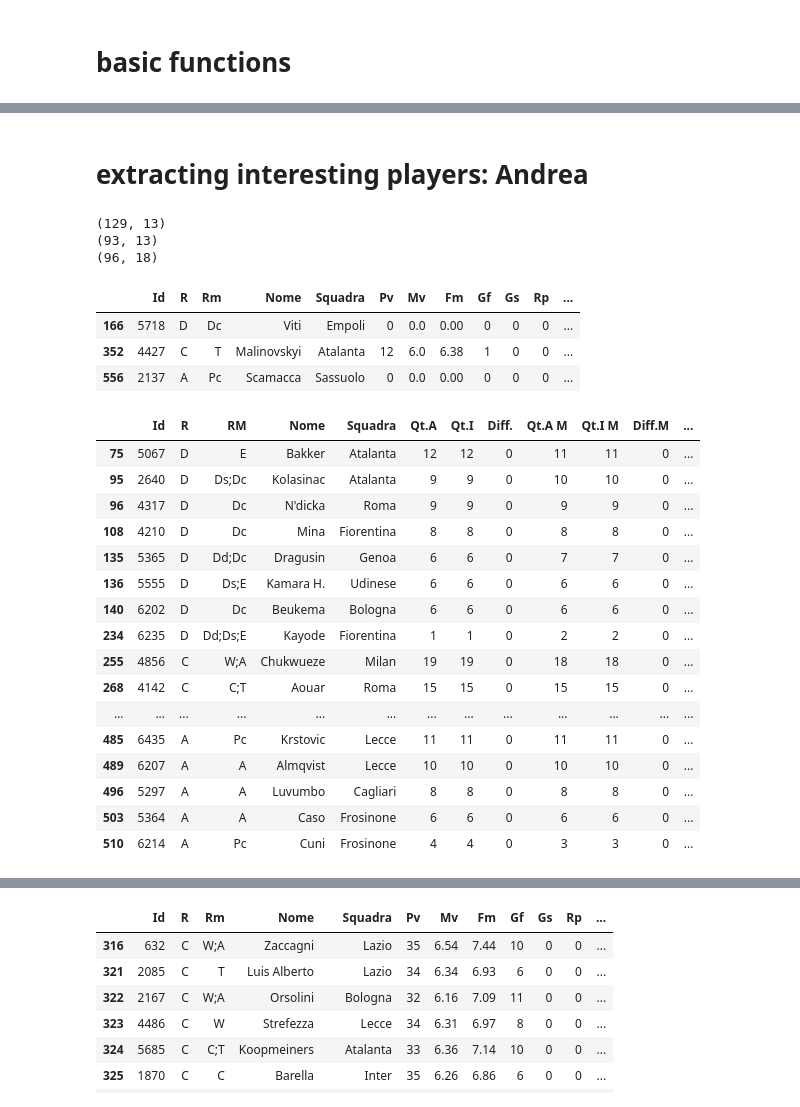
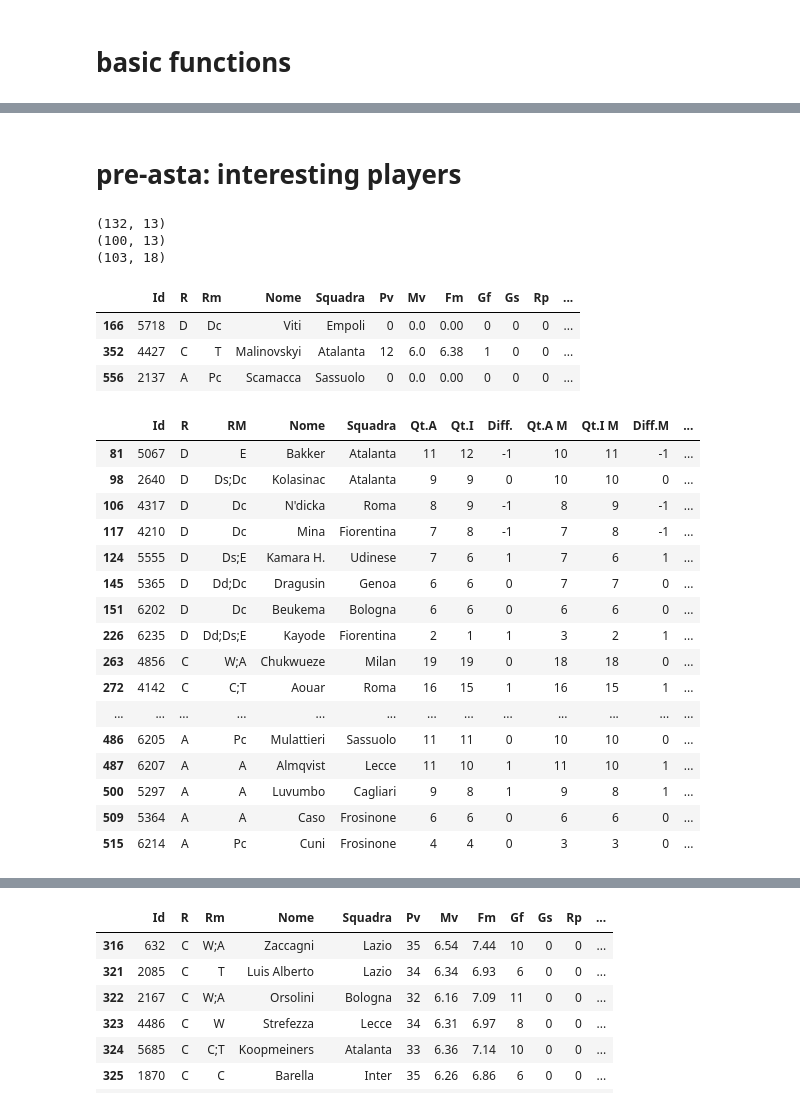
Before and after one commit to AndreaIncatasciato/fantacalcio, a Jupyter notebook: fantacalcio_analysis.ipynb, the cells around one changed output, grey strips where cells are left out. Saved outputs shown, nothing was run; the diff lists cells and outputs as text; code cells hidden in the pictures.

```diff
--- a/fantacalcio_analysis.ipynb
+++ b/fantacalcio_analysis.ipynb
@@ -132,5 +136,5 @@ difensori_centrali
 # %% [markdown]
-# extracting interesting players: Andrea
+# pre-asta: interesting players
 # %%
 atalanta_players = ["Lookman", "Scamacca", "Zapata D.", "Scalvini",
                     "Toure' E.", "Zappacosta", "Kolasinac", "Bakker",
@@ -140,18 +144,18 @@ bologna_players = ["Zirkzee", "Beukema", "Ferguson", "Moro N.", "Orsolini", "Dom
 
 cagliari_players = ["Lapadula", "Jankto", "Sulemana I.", "Makoumbou", "Luvumbo", "Nandez"]
 
-empoli_players = ["Baldanzi", "Gyasi", "Caputo", "Henderson", "Cancellieri"]
+empoli_players = ["Baldanzi", "Gyasi", "Caputo", "Henderson", "Cancellieri", "Shpendi"]
 
 fiorentina_players = ["Amrabat", "Gonzalez N.", "Arthur Melo", "Milenkovic",
-                      "Bonaventura", "Dodo'", "Mina", "Parisi", "Kayode"]
+                      "Bonaventura", "Dodo'", "Mina", "Parisi", "Kayode", "Beltran"]
 
 frosinone_players = ["Cuni", "Caso"]
 
 genoa_players = ["Malinovskyi", "Dragusin", "Retegui", "Strootman", "Gudmundsson A.", "Messias", "Aramu"]
 
-inter_players = ["Martinez L.", "Barella", "Dimarco", "Bastoni", "Frattesi"]
+inter_players = ["Martinez L.", "Barella", "Dimarco", "Bastoni", "Frattesi", "Carlos Augusto"]
 
-juventus_players = ["Danilo", "Weah", "Fagioli", "Miretti", "Kostic", "Locatelli"]
+juventus_players = ["Danilo", "Weah", "Fagioli", "Miretti", "Kostic", "Locatelli", "Chiesa"]
 
 lazio_players = ["Rovella", "Casale", "Provedel", "Lazzari", "Zaccagni", "Luis Alberto", "Kamada", "Immobile"]
 
@@ -160,7 +164,7 @@ lecce_players = ["Rafia", "Maleh", "Baschirotto", "Almqvist", "Strefezza", "Krst
 milan_players = ["Chukwueze", "Maignan", "Hernandez T.", "Thiaw", "Kalulu",
                  "Reijnders", "Romero L.", "Krunic", "Rafael Leao", "Bennacer", "Loftus-Cheek"]
 
-monza_players = ["Ciurria", "Di Gregorio", "Colpani", "Pessina", "Mari'", "D'ambrosio"]
+monza_players = ["Ciurria", "Di Gregorio", "Colpani", "Pessina", "Mari'", "D'ambrosio", "Colombo"]
 
 napoli_players = ["Rrahmani", "Cajuste", "Zambo Anguissa", "Simeone",
                   "Raspadori", "Di Lorenzo", "Meret", "Mario Rui"]
@@ -169,31 +173,31 @@ roma_players = ["Pellegrini Lo.", "Renato Sanches", "Zalewski", "Bove", "Smallin
 
 salernitana_players = ["Mazzocchi", "Candreva", "Ochoa", "Coulibaly L.", "Kastanos"]
 
-sassuolo_players = ["Berardi", "Lauriente'", "Lopez M.", "Matheus Henrique", "Viti", "Mulattieri"]
+sassuolo_players = ["Berardi", "Lauriente'", "Lopez M.", "Matheus Henrique", "Viti", "Mulattieri", "Erlic", "Bajrami"]
 
 torino_players = ["Milinkovic-Savic V.", "Vlasic", "Sanabria", "Bellanova",
                   "Schuurs", "Ilic", "Vojvoda", "Ricci S."]
 
-udinese_players = ["Deulofeu", "Beto", "Kamara H."]
+udinese_players = ["Deulofeu", "Beto", "Kamara H.", "Lovric"]
 
-verona_players = ["Ngonge", "Folorunsho", "Djuric", "Bonazzoli", "Faraoni"]
+verona_players = ["Ngonge", "Folorunsho", "Djuric", "Bonazzoli", "Faraoni", "Montipo'"]
 
-interesting_players_andrea = atalanta_players + bologna_players + cagliari_players + empoli_players + fiorentina_players + \
+interesting_players_preasta = atalanta_players + bologna_players + cagliari_players + empoli_players + fiorentina_players + \
     frosinone_players + genoa_players + inter_players + juventus_players + lazio_players + \
         lecce_players + milan_players + monza_players + napoli_players + roma_players + \
             salernitana_players + sassuolo_players + torino_players + udinese_players + verona_players
 # %%
-andrea_players_2324_df = players_2324_df[np.isin(players_2324_df["Nome"], interesting_players_andrea)]
-andrea_players_2223_df = players_2223_df[np.isin(players_2223_df["Nome"], interesting_players_andrea)]
-andrea_stats_2223_df = stats_2223_df[np.isin(stats_2223_df["Nome"], interesting_players_andrea)]
+preasta_players_2324_df = players_2324_df[np.isin(players_2324_df["Nome"], interesting_players_preasta)]
+preasta_players_2223_df = players_2223_df[np.isin(players_2223_df["Nome"], interesting_players_preasta)]
+preasta_stats_2223_df = stats_2223_df[np.isin(stats_2223_df["Nome"], interesting_players_preasta)]
 # %%
-print(andrea_players_2324_df.shape)
-print(andrea_players_2223_df.shape)
-print(andrea_stats_2223_df.shape)
+print(preasta_players_2324_df.shape)
+print(preasta_players_2223_df.shape)
+print(preasta_stats_2223_df.shape)
 # %% [output]
-(129, 13)
-(93, 13)
-(96, 18)
+(132, 13)
+(100, 13)
+(103, 18)
 # %%
 # three players did not finish the season in Serie A last year
 # Viti -> Nice
@@ -207,23 +211,23 @@ andrea_stats_2223_df[np.invert(np.isin(andrea_stats_2223_df["Nome"], andrea_play
 | 556 | 2137 | A | Pc | Scamacca | Sassuolo | 0 | 0.0 | 0.00 | 0 | 0 | 0 | ... |
 # %%
 # players in Serie A who did not play last year in Serie A
-andrea_players_2324_df[np.invert(np.isin(andrea_players_2324_df["Nome"], andrea_stats_2223_df["Nome"]))]
+preasta_players_2324_df[np.invert(np.isin(preasta_players_2324_df["Nome"], preasta_stats_2223_df["Nome"]))]
 # %% [output]
 |  | Id | R | RM | Nome | Squadra | Qt.A | Qt.I | Diff. | Qt.A M | Qt.I M | Diff.M | ... |
-| 75 | 5067 | D | E | Bakker | Atalanta | 12 | 12 | 0 | 11 | 11 | 0 | ... |
-| 95 | 2640 | D | Ds;Dc | Kolasinac | Atalanta | 9 | 9 | 0 | 10 | 10 | 0 | ... |
-| 96 | 4317 | D | Dc | N'dicka | Roma | 9 | 9 | 0 | 9 | 9 | 0 | ... |
-| 108 | 4210 | D | Dc | Mina | Fiorentina | 8 | 8 | 0 | 8 | 8 | 0 | ... |
-| 135 | 5365 | D | Dd;Dc | Dragusin | Genoa | 6 | 6 | 0 | 7 | 7 | 0 | ... |
-| 136 | 5555 | D | Ds;E | Kamara H. | Udinese | 6 | 6 | 0 | 6 | 6 | 0 | ... |
-| 140 | 6202 | D | Dc | Beukema | Bologna | 6 | 6 | 0 | 6 | 6 | 0 | ... |
-| 234 | 6235 | D | Dd;Ds;E | Kayode | Fiorentina | 1 | 1 | 0 | 2 | 2 | 0 | ... |
-| 255 | 4856 | C | W;A | Chukwueze | Milan | 19 | 19 | 0 | 18 | 18 | 0 | ... |
-| 268 | 4142 | C | C;T | Aouar | Roma | 15 | 15 | 0 | 15 | 15 | 0 | ... |
+| 81 | 5067 | D | E | Bakker | Atalanta | 11 | 12 | -1 | 10 | 11 | -1 | ... |
+| 98 | 2640 | D | Ds;Dc | Kolasinac | Atalanta | 9 | 9 | 0 | 10 | 10 | 0 | ... |
+| 106 | 4317 | D | Dc | N'dicka | Roma | 8 | 9 | -1 | 8 | 9 | -1 | ... |
+| 117 | 4210 | D | Dc | Mina | Fiorentina | 7 | 8 | -1 | 7 | 8 | -1 | ... |
+| 124 | 5555 | D | Ds;E | Kamara H. | Udinese | 7 | 6 | 1 | 7 | 6 | 1 | ... |
+| 145 | 5365 | D | Dd;Dc | Dragusin | Genoa | 6 | 6 | 0 | 7 | 7 | 0 | ... |
+| 151 | 6202 | D | Dc | Beukema | Bologna | 6 | 6 | 0 | 6 | 6 | 0 | ... |
+| 226 | 6235 | D | Dd;Ds;E | Kayode | Fiorentina | 2 | 1 | 1 | 3 | 2 | 1 | ... |
+| 263 | 4856 | C | W;A | Chukwueze | Milan | 19 | 19 | 0 | 18 | 18 | 0 | ... |
+| 272 | 4142 | C | C;T | Aouar | Roma | 16 | 15 | 1 | 16 | 15 | 1 | ... |
 | ... | ... | ... | ... | ... | ... | ... | ... | ... | ... | ... | ... | ... |
-| 485 | 6435 | A | Pc | Krstovic | Lecce | 11 | 11 | 0 | 11 | 11 | 0 | ... |
-| 489 | 6207 | A | A | Almqvist | Lecce | 10 | 10 | 0 | 10 | 10 | 0 | ... |
-| 496 | 5297 | A | A | Luvumbo | Cagliari | 8 | 8 | 0 | 8 | 8 | 0 | ... |
-| 503 | 5364 | A | A | Caso | Frosinone | 6 | 6 | 0 | 6 | 6 | 0 | ... |
-| 510 | 6214 | A | Pc | Cuni | Frosinone | 4 | 4 | 0 | 3 | 3 | 0 | ... |
+| 486 | 6205 | A | Pc | Mulattieri | Sassuolo | 11 | 11 | 0 | 10 | 10 | 0 | ... |
+| 487 | 6207 | A | A | Almqvist | Lecce | 11 | 10 | 1 | 11 | 10 | 1 | ... |
+| 500 | 5297 | A | A | Luvumbo | Cagliari | 9 | 8 | 1 | 9 | 8 | 1 | ... |
+| 509 | 5364 | A | A | Caso | Frosinone | 6 | 6 | 0 | 6 | 6 | 0 | ... |
+| 515 | 6214 | A | Pc | Cuni | Frosinone | 4 | 4 | 0 | 3 | 3 | 0 | ... |
 # %%
```
Also changed, not shown: parts of 16 cells of this notebook.
